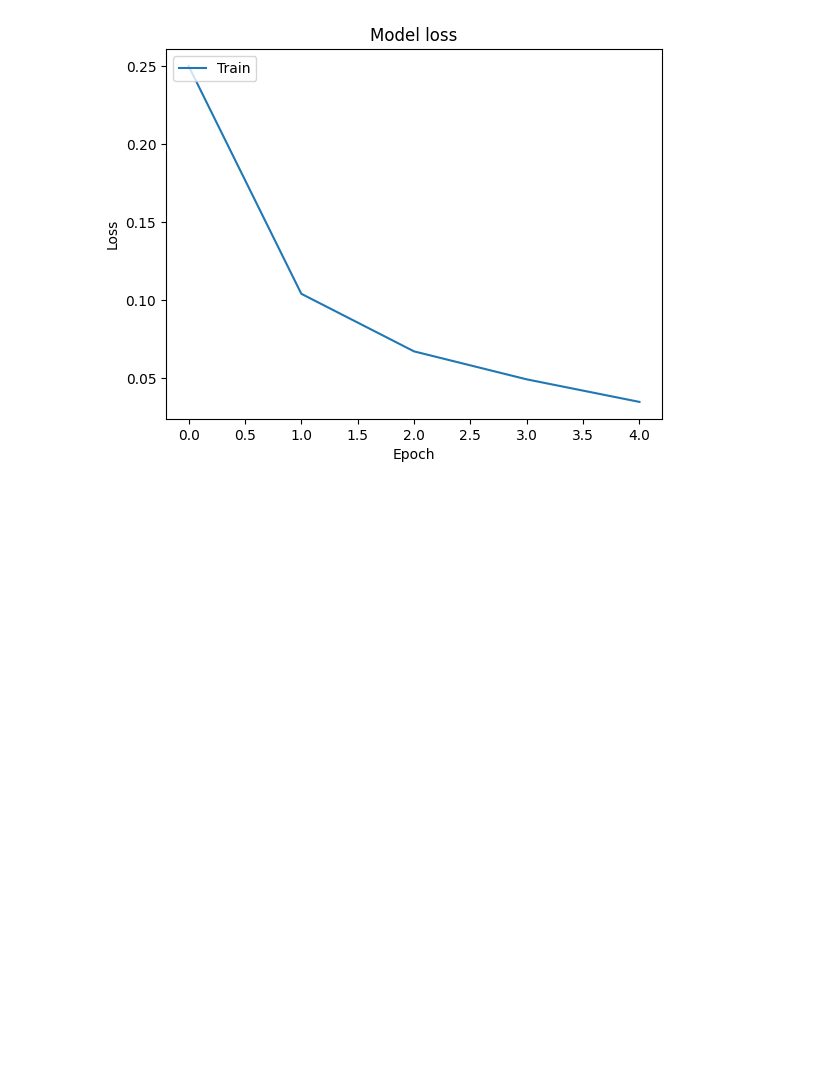
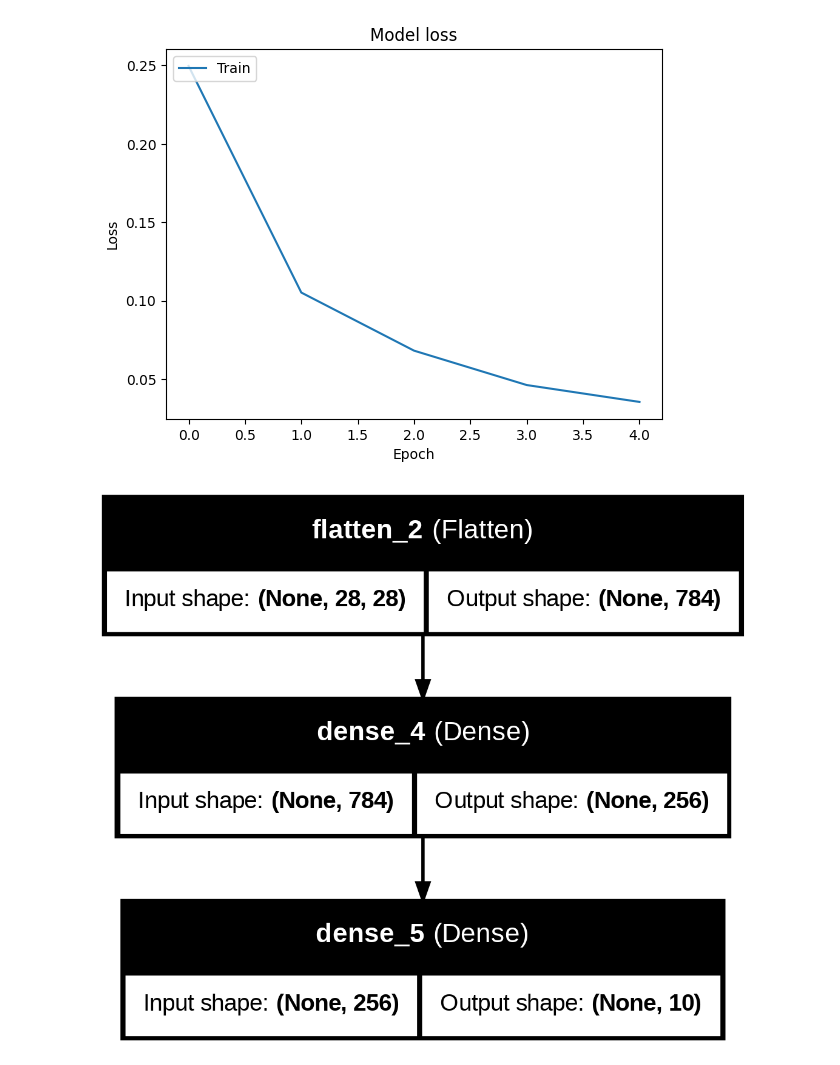
Before and after one commit to nanpolend/machine-learning, a Jupyter notebook: TensorFlow_Gemini修.ipynb, the cells around one changed output. Drawn from its saved outputs; the diff is of its cells as text; code cells hidden in the pictures; blank space fills up the shorter version.

```diff
--- a/TensorFlow_Gemini修.ipynb
+++ b/TensorFlow_Gemini修.ipynb
@@ -1,8 +1,25 @@
 # %% [markdown]
 <a href="https://colab.research.google.com/github/nanpolend/machine-learning/blob/master/TensorFlow_Gemini%E4%BF%AE.ipynb" target="_parent"><img src="https://colab.research.google.com/assets/colab-badge.svg" alt="Open In Colab"/></a>
 # %%
-import tensorflow as tf
-import matplotlib.pyplot as plt
+try:
+    import tensorflow as tf
+    import matplotlib.pyplot as plt
+    from tensorflow.keras.utils import plot_model
+except ImportError:
+    import subprocess
+    import sys
+
+    def install(package):
+        subprocess.check_call([sys.executable, "-m", "pip", "install", package])
+
+    install("tensorflow")
+    install("matplotlib")
+    install("graphviz")
+    install("pydot")
+
+    import tensorflow as tf
+    import matplotlib.pyplot as plt
+    from tensorflow.keras.utils import plot_model
 
 # 將 [0, 1, 2, 3] 轉換為 one-hot 編碼，num_classes 指定類別數量
 tf.keras.utils.to_categorical([0, 1, 2, 3], num_classes=9)
@@ -43,5 +60,8 @@ plt.show()
 
 # 評估模型
 score = model.evaluate(x_test_norm, y_test, verbose=0)
+
+# 生成模型架構圖
+plot_model(model, to_file='model_architecture.png', show_shapes=True, show_layer_names=True)
 # %% [output]
 Epoch 1/5
@@ -57 +77,2 @@ Epoch 5/5
-[figure, old version]
+[figure, new version]
+[figure, added]
```
Also changed, not shown: parts of 1 cell of this notebook.
